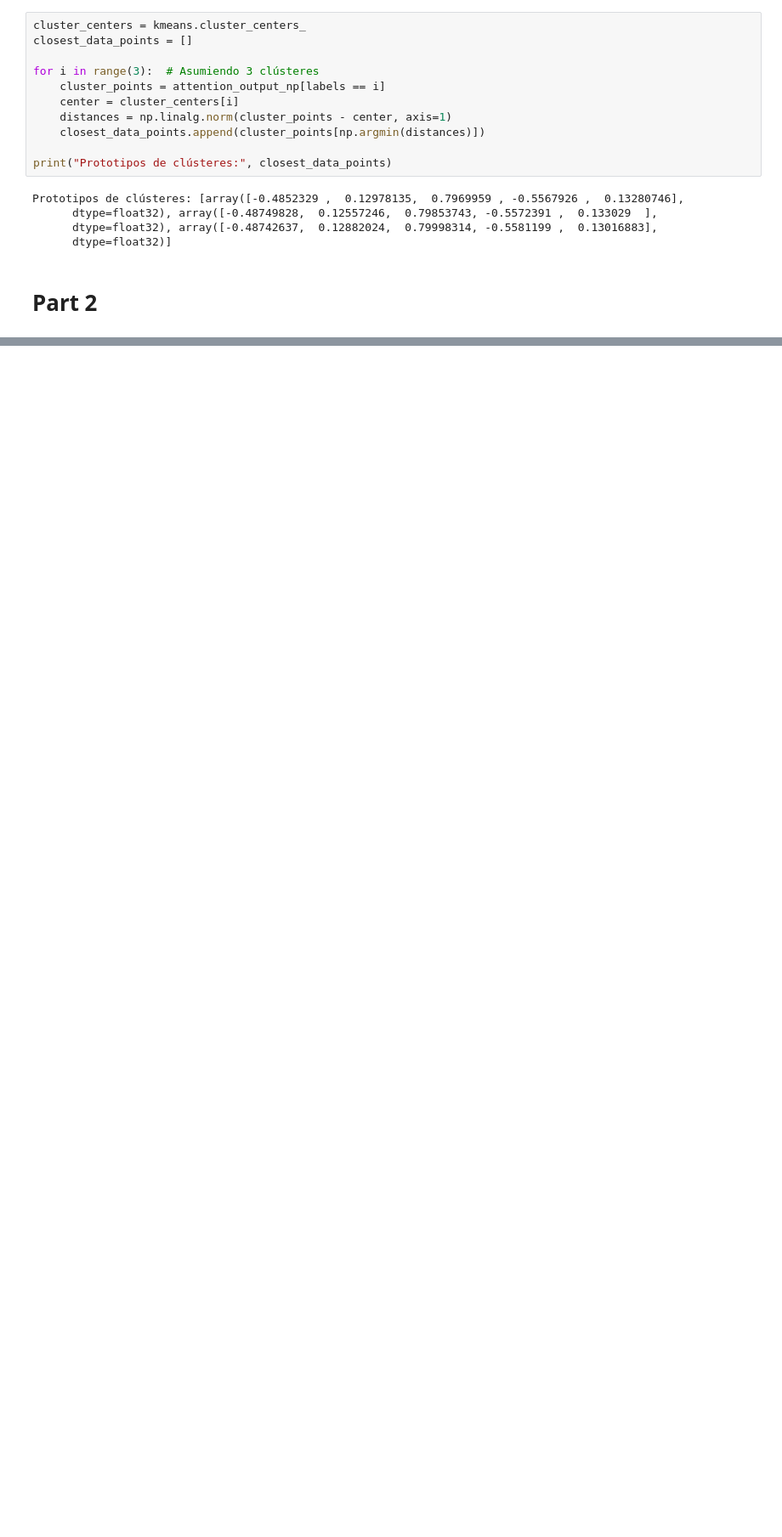
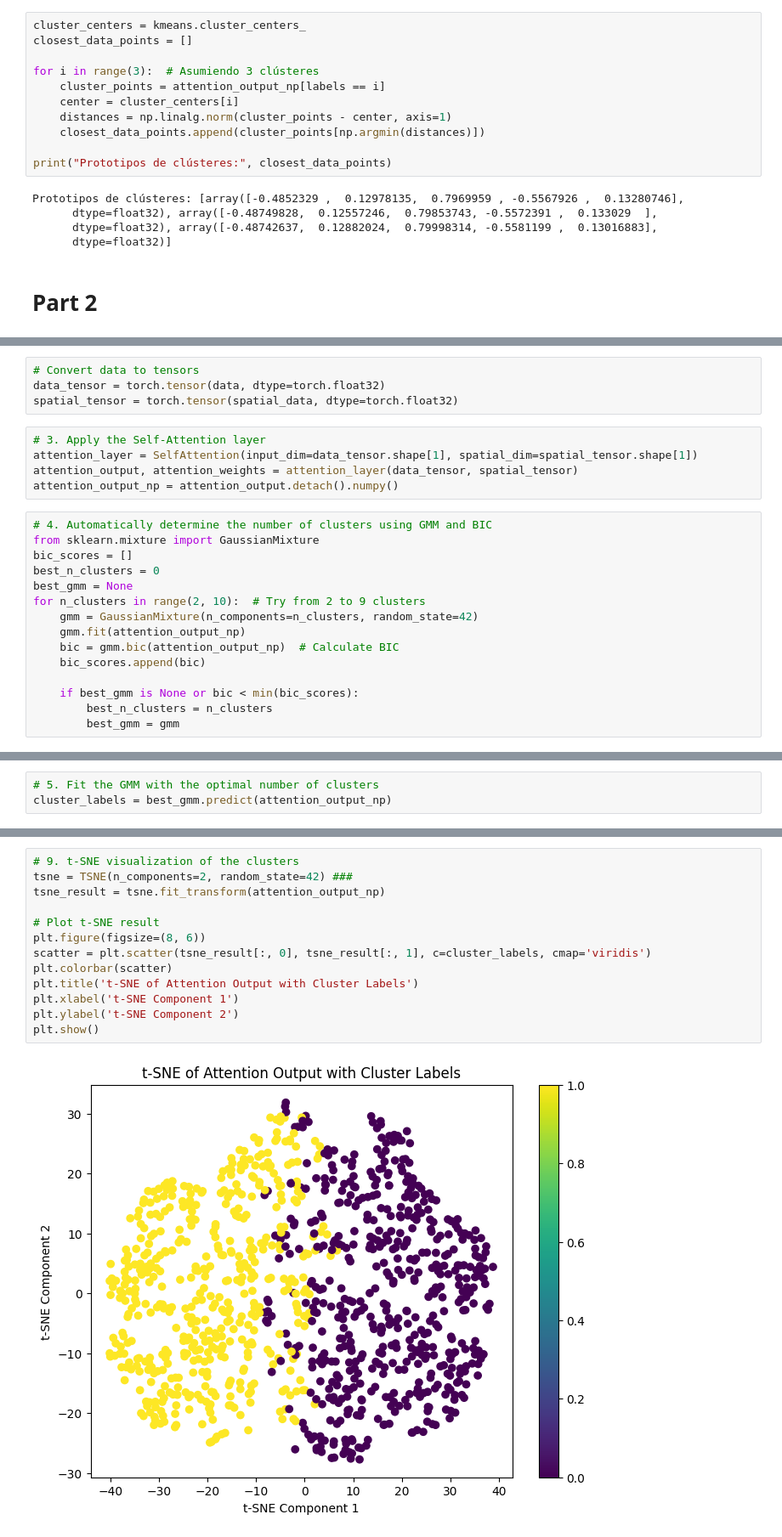
Before and after one commit to kvnpalm/SelfAttention_Clustering, a Jupyter notebook: Attention_clustering.ipynb, the cells around one changed output, grey strips where cells are left out. Shown: that part at 85% size. Drawn from its saved outputs; the diff is of its cells as text; blank space fills up the shorter version.

Commit message:
spatial info

```diff
--- a/Attention_clustering.ipynb
+++ b/Attention_clustering.ipynb
@@ -224,0 +280,24 @@ plt.show()
+# %%
+# Convert data to tensors
+data_tensor = torch.tensor(data, dtype=torch.float32)
+spatial_tensor = torch.tensor(spatial_data, dtype=torch.float32)
+# %%
+# 3. Apply the Self-Attention layer
+attention_layer = SelfAttention(input_dim=data_tensor.shape[1], spatial_dim=spatial_tensor.shape[1])
+attention_output, attention_weights = attention_layer(data_tensor, spatial_tensor)
+attention_output_np = attention_output.detach().numpy()
+# %%
+# 4. Automatically determine the number of clusters using GMM and BIC
+from sklearn.mixture import GaussianMixture
+bic_scores = []
+best_n_clusters = 0
+best_gmm = None
+for n_clusters in range(2, 10):  # Try from 2 to 9 clusters
+    gmm = GaussianMixture(n_components=n_clusters, random_state=42)
+    gmm.fit(attention_output_np)
+    bic = gmm.bic(attention_output_np)  # Calculate BIC
+    bic_scores.append(bic)
+
+    if best_gmm is None or bic < min(bic_scores):
+        best_n_clusters = n_clusters
+        best_gmm = gmm
@@ -224,0 +308,3 @@ plt.show()
+# %%
+# 5. Fit the GMM with the optimal number of clusters
+cluster_labels = best_gmm.predict(attention_output_np)
@@ -224,0 +356,15 @@ plt.show()
+# %%
+# 9. t-SNE visualization of the clusters
+tsne = TSNE(n_components=2, random_state=42) ###
+tsne_result = tsne.fit_transform(attention_output_np)
+
+# Plot t-SNE result
+plt.figure(figsize=(8, 6))
+scatter = plt.scatter(tsne_result[:, 0], tsne_result[:, 1], c=cluster_labels, cmap='viridis')
+plt.colorbar(scatter)
+plt.title('t-SNE of Attention Output with Cluster Labels')
+plt.xlabel('t-SNE Component 1')
+plt.ylabel('t-SNE Component 2')
+plt.show()
+# %% [output]
+[figure, added]
```
Also changed, not shown: parts of 16 cells of this notebook.
